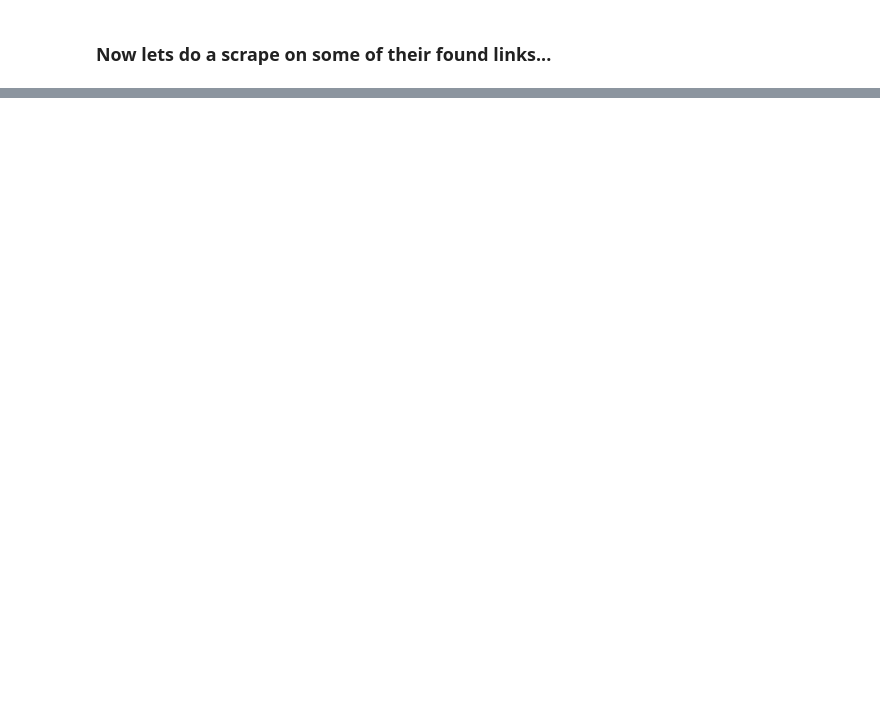
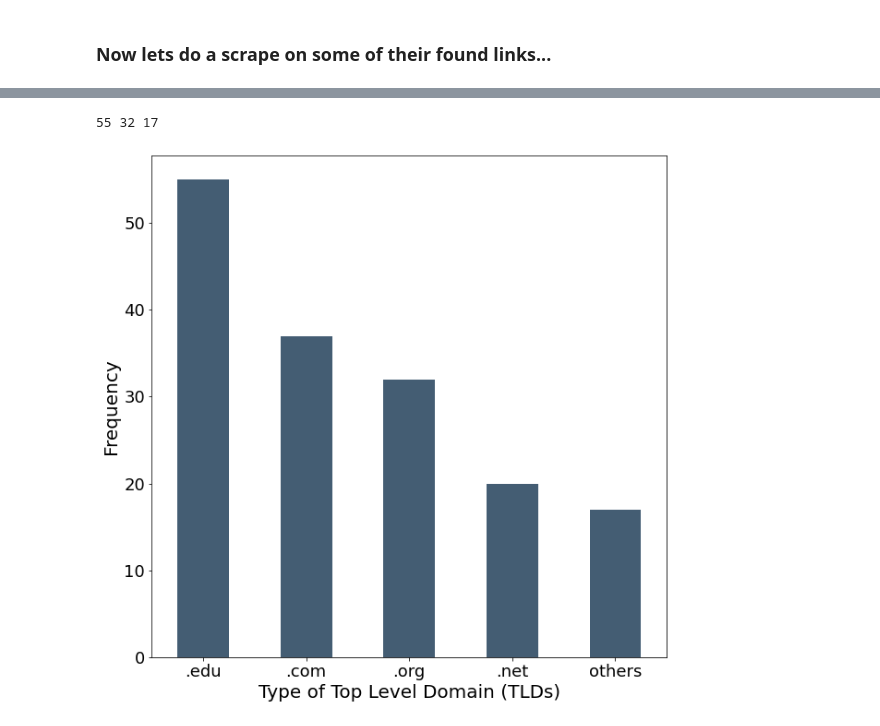
Before and after one commit to syntaxsdev/ARCScraping, a Jupyter notebook: Demo.ipynb, the cells around one changed output, grey strips where cells are left out. Cells and saved outputs as stored; diff of their text form; code cells hidden in the pictures; blank space fills up the shorter version.

```diff
--- a/Demo.ipynb
+++ b/Demo.ipynb
@@ -52,0 +53,12 @@ True 2 Instituion found | Researcher name found |
+# %%
+import csv
+links = []
+ws = WebScraping()
+with open('data/sample_researchers.csv', 'r') as file:
+            reader = csv.reader(file)
+            next(reader)
+            for researcher in reader:
+                user: User = User(researcher[0], researcher[1])
+                ws.initial_search(user)
+                for link in user.initial_search_links:
+                        links.append(link)
@@ -52,0 +85,27 @@ True 2 Instituion found | Researcher name found |
+# %%
+eduCount = sum([1 for link in links if link.find(".edu") > -1 ])
+orgCount = sum([1 for link in links if link.find(".org") > -1])
+netCount = sum([1 for link in links if link.find(".net") > -1])
+comCount = sum([1 for link in links if link.find(".com") > -1])
+other = len(links) - eduCount - orgCount - netCount - comCount
+
+
+print(eduCount, orgCount, other)
+# %% [output]
+55 32 17
+# %%
+import pandas as pd
+import matplotlib.pyplot as plt
+
+data = {".edu": eduCount, ".org": orgCount, ".net":netCount, ".com":comCount,  "others": other}
+df = pd.Series(data).sort_values(ascending=False)
+ax = df.plot.bar(legend=False, rot=0, color='#445d73', figsize=(10, 10))
+
+ax.set_ylabel("Frequency", fontsize=20)
+ax.set_xlabel('Type of Top Level Domain (TLDs)', fontsize=20)
+ax.set_xticklabels(ax.get_xticklabels(), fontsize=18)
+ax.yaxis.set_tick_params(labelsize=18)
+
+plt.savefig('link_count.png', dpi=300)
+# %% [output]
+[figure, added]
```
Also changed, not shown: parts of 5 cells of this notebook, 21 other files.
